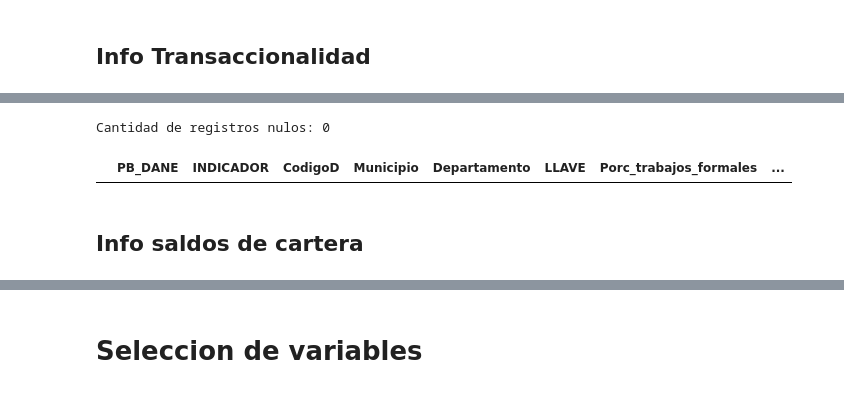
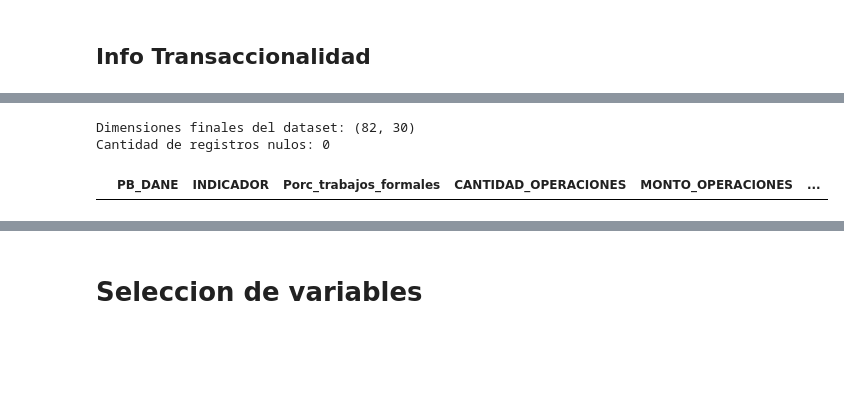
Before and after one commit to Crismaro19/ProyectoGerenciaProyectosAnaliticos, a Jupyter notebook: Codigo/Analisis_y_modelo.ipynb, the cells around one changed output, grey strips where cells are left out. Cells and saved outputs as stored; diff of their text form; code cells hidden in the pictures; blank space fills up the shorter version.

```diff
--- a/Codigo/Analisis_y_modelo.ipynb
+++ b/Codigo/Analisis_y_modelo.ipynb
@@ -210,7 +285,7 @@ col_no_validas = ['Total_Monto_Cuentas de Ahorro', 'Total_Saldo_Transacciones y
                   'Total_Saldo_Credito de consumo de bajo monto', 'Total_Saldo_Credito de vivienda', 'Total_Monto_Numero de corresponsales moviles',
                   'Total_Saldo_Numero de corresponsales moviles']
 # %%
-df_inclusion3 = df_inclusion2.drop(columns=col_no_validas)
+df_inclusion3 = df_inc_cod.drop(columns=col_no_validas)
 df_inclusion3['DESCRIP_UC'] = df_inclusion3['DESCRIP_UC'].replace('NARIÑO', 'NARINO')
 df_inclusion3['DESC_RENGLON'] = df_inclusion3['DESC_RENGLON'].replace('COVEÑAS', 'COVENAS')
 df_inclusion3['DESC_RENGLON'] = df_inclusion3['DESC_RENGLON'].replace('(UBATE) VILLA DE SANDIEGO DE UBATE', 'UBATE')
@@ -218,4 +293,7 @@ df_inclusion3['DESC_RENGLON'] = df_inclusion3['DESC_RENGLON'].replace('DOS QUEBR
 df_inclusion3['DESC_RENGLON'] = df_inclusion3['DESC_RENGLON'].replace('SANTAFE DE BOGOTA D.', 'BOGOTA')
 
 df_inclusion3['LLAVE']=df_inclusion3['DESCRIP_UC']+'_'+df_inclusion3['DESC_RENGLON']
+# %%
+df_inclusion3['UNICAP'] = df_inclusion3['UNICAP'].astype(int)
+df_inclusion3['RENGLON'] = df_inclusion3['RENGLON'].astype(int)
 # %%
@@ -250,0 +310,2 @@ df_inclusion3[df_inclusion3['DESCRIP_UC']=='RISARALDA']
+# %%
+df_finan = df_inclusion3.merge(df_saldos2, on=['UNICAP', 'RENGLON'], how='left')
@@ -568,5 +639,5 @@ df7.head(3)
 # %%
-df8 = pd.merge(df7, df_inclusion3, left_on='LLAVE', right_on='LLAVE', how='left')
+df8 = pd.merge(df7, df_finan, left_on='LLAVE', right_on='LLAVE', how='left')
 # %%
 display(df8.shape)
 df8.head(3)
@@ -577,12 +648,14 @@ df8.head(3)
 | 1 | 5031 | 0.29 | 5 | AMALFI | ANTIOQUIA | ANTIOQUIA_AMALFI | 0.12 | ... |
 | 2 | 5045 | 0.17 | 5 | APARTADO | ANTIOQUIA | ANTIOQUIA_APARTADO | 0.29 | ... |
 # %%
-nulos = df8['Total_Numero_Cuentas de Ahorro'].isnull().sum()
+df9 = df8.drop(columns=['CodigoD', 'Municipio', 'Departamento', 'LLAVE', 'UNICAP','RENGLON', 'DESCRIP_UC', 'DESC_RENGLON'])
 
+nulos = df9['Depósitos en cuenta corriente bancaria'].isnull().sum()
+
+print(f'Dimensiones finales del dataset: {df9.shape}')
 print(f'Cantidad de registros nulos: {nulos}')
-df8[df8['Total_Numero_Cuentas de Ahorro'].isnull()]
+df9[df9['Depósitos en cuenta corriente bancaria'].isnull()]
 # %% [output]
+Dimensiones finales del dataset: (82, 30)
 Cantidad de registros nulos: 0
-|  | PB_DANE | INDICADOR | CodigoD | Municipio | Departamento | LLAVE | Porc_trabajos_formales | ... |
+|  | PB_DANE | INDICADOR | Porc_trabajos_formales | CANTIDAD_OPERACIONES | MONTO_OPERACIONES | ... |
-# %% [markdown]
-## Info saldos de cartera
```
Also changed, not shown: parts of 33 cells of this notebook.
